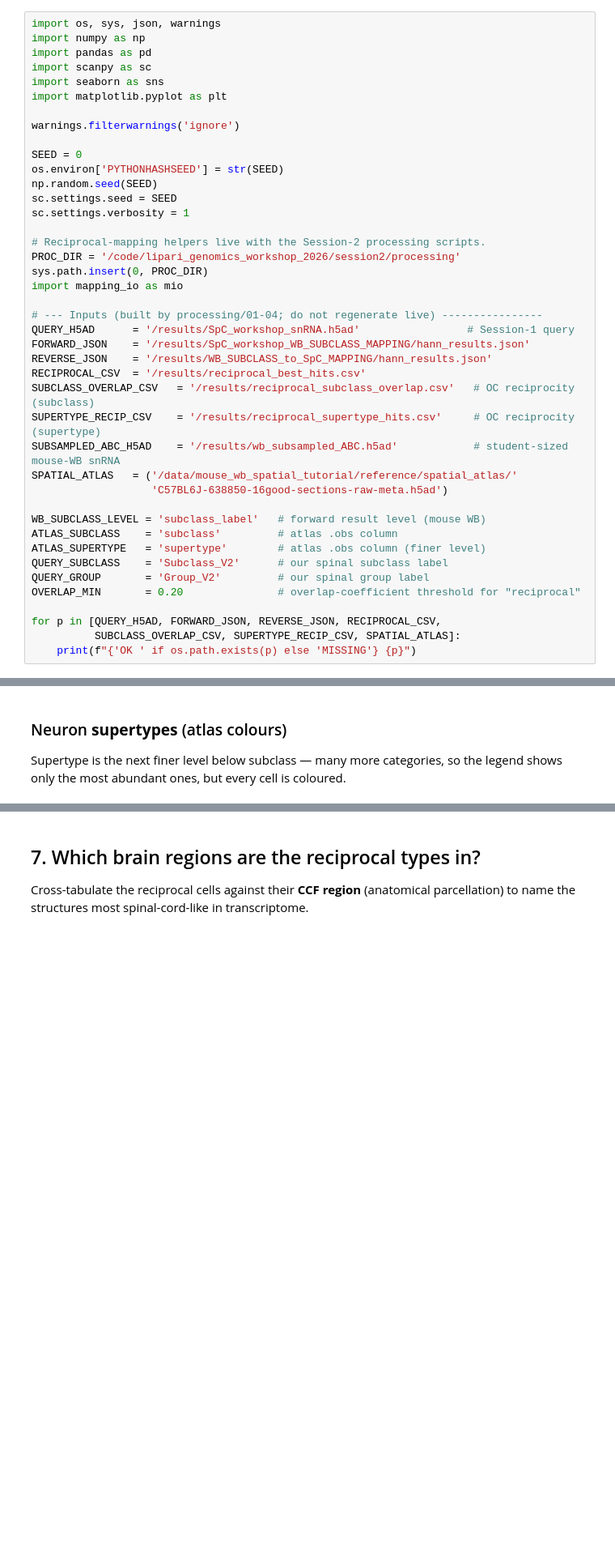
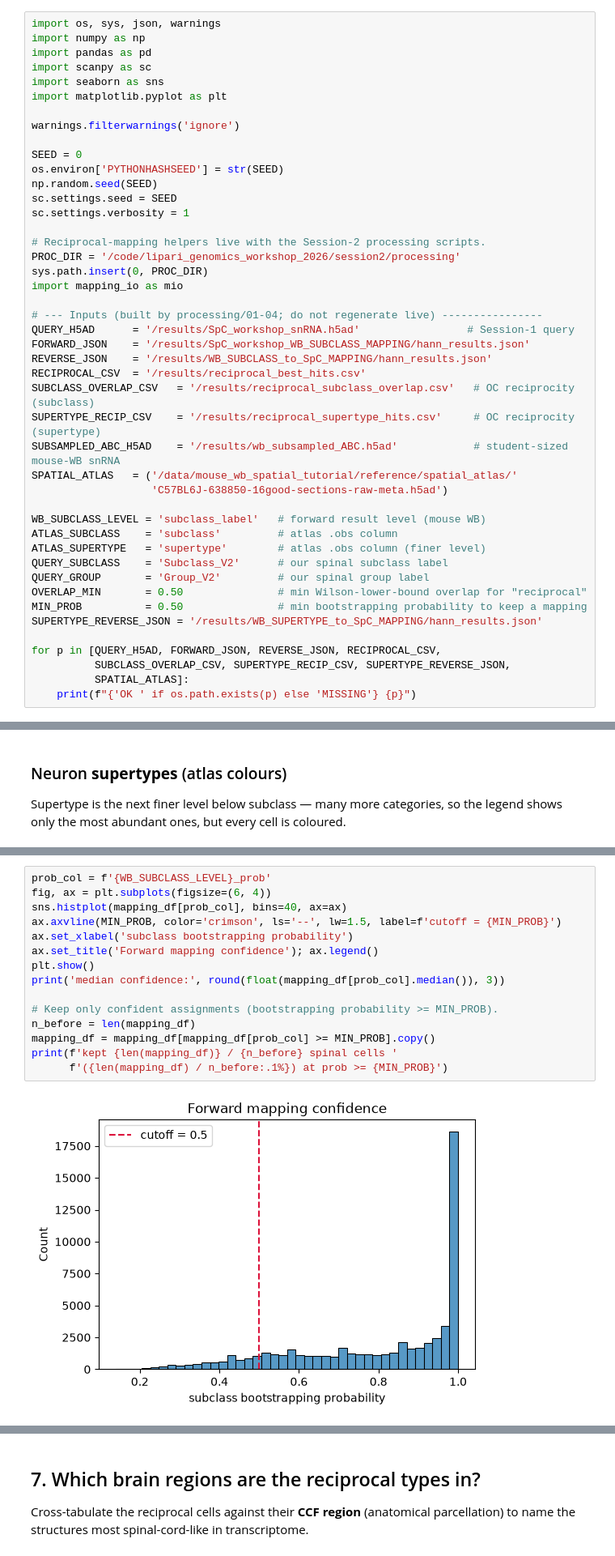
Before and after one commit to AllenInstitute/lipari_genomics_workshop_2026, a Jupyter notebook: session2/notebooks/session2_reciprocal_mapping_spatial.ipynb, the cells around one changed output, grey strips where cells are left out. Shown at 81% size. Saved outputs shown, nothing was run; the diff lists cells and outputs as text; blank space fills up the shorter version.

Commit message:
spatial next step

```diff
--- a/session2/notebooks/session2_reciprocal_mapping_spatial.ipynb
+++ b/session2/notebooks/session2_reciprocal_mapping_spatial.ipynb
@@ -60,8 +63,11 @@ ATLAS_SUBCLASS    = 'subclass'         # atlas .obs column
 ATLAS_SUPERTYPE   = 'supertype'        # atlas .obs column (finer level)
 QUERY_SUBCLASS    = 'Subclass_V2'      # our spinal subclass label
 QUERY_GROUP       = 'Group_V2'         # our spinal group label
-OVERLAP_MIN       = 0.20               # overlap-coefficient threshold for "reciprocal"
+OVERLAP_MIN       = 0.50               # min Wilson-lower-bound overlap for "reciprocal"
+MIN_PROB          = 0.50               # min bootstrapping probability to keep a mapping
+SUPERTYPE_REVERSE_JSON = '/results/WB_SUPERTYPE_to_SpC_MAPPING/hann_results.json'
 
 for p in [QUERY_H5AD, FORWARD_JSON, REVERSE_JSON, RECIPROCAL_CSV,
-          SUBCLASS_OVERLAP_CSV, SUPERTYPE_RECIP_CSV, SPATIAL_ATLAS]:
+          SUBCLASS_OVERLAP_CSV, SUPERTYPE_RECIP_CSV, SUPERTYPE_REVERSE_JSON,
+          SPATIAL_ATLAS]:
     print(f"{'OK ' if os.path.exists(p) else 'MISSING'} {p}")
@@ -334,0 +269,17 @@ plot_identities(neuron_obs, 'supertype_color', 'supertype',
+# %%
+prob_col = f'{WB_SUBCLASS_LEVEL}_prob'
+fig, ax = plt.subplots(figsize=(6, 4))
+sns.histplot(mapping_df[prob_col], bins=40, ax=ax)
+ax.axvline(MIN_PROB, color='crimson', ls='--', lw=1.5, label=f'cutoff = {MIN_PROB}')
+ax.set_xlabel('subclass bootstrapping probability')
+ax.set_title('Forward mapping confidence'); ax.legend()
+plt.show()
+print('median confidence:', round(float(mapping_df[prob_col].median()), 3))
+
+# Keep only confident assignments (bootstrapping probability >= MIN_PROB).
+n_before = len(mapping_df)
+mapping_df = mapping_df[mapping_df[prob_col] >= MIN_PROB].copy()
+print(f'kept {len(mapping_df)} / {n_before} spinal cells '
+      f'({len(mapping_df) / n_before:.1%}) at prob >= {MIN_PROB}')
+# %% [output]
+[figure, added]
```
Also changed, not shown: parts of 68 cells of this notebook, 13 other files.
